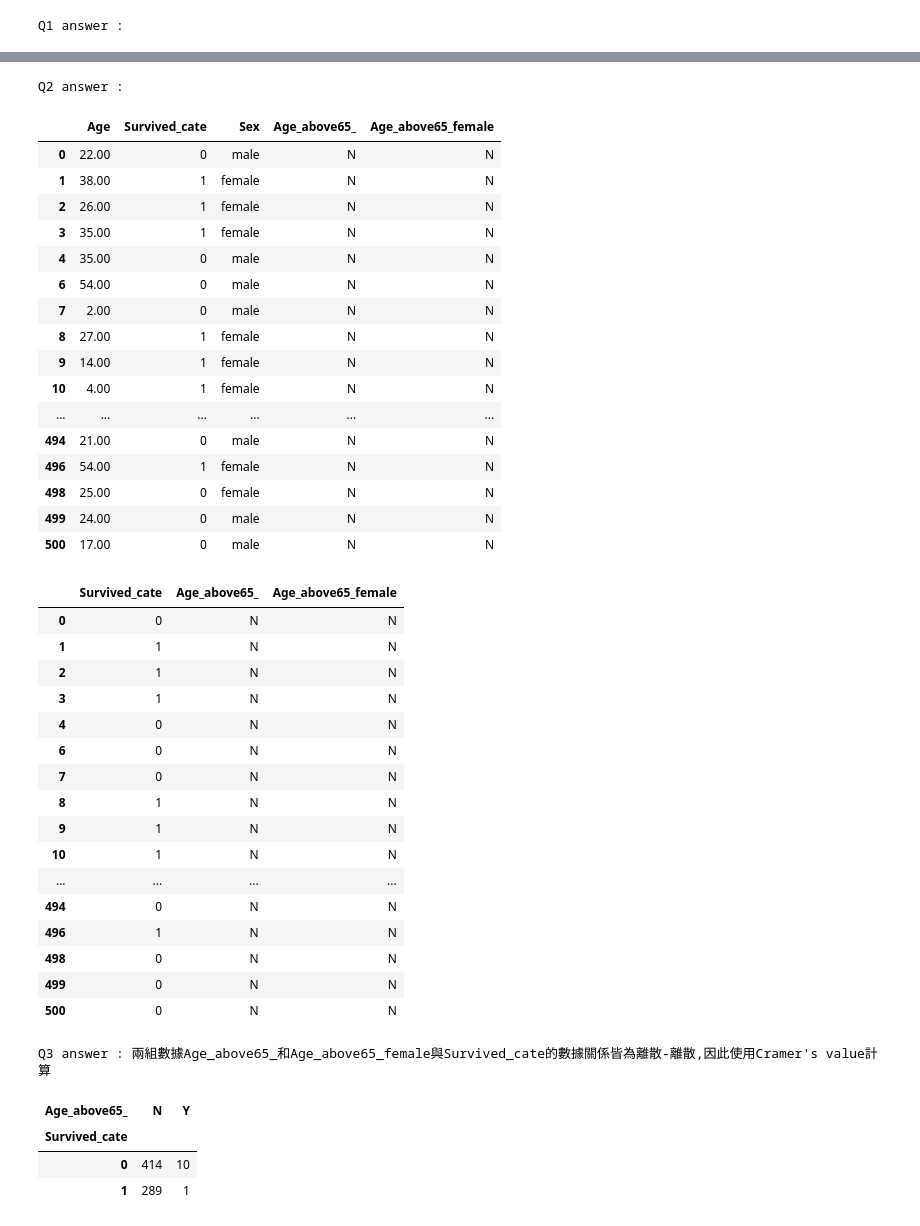
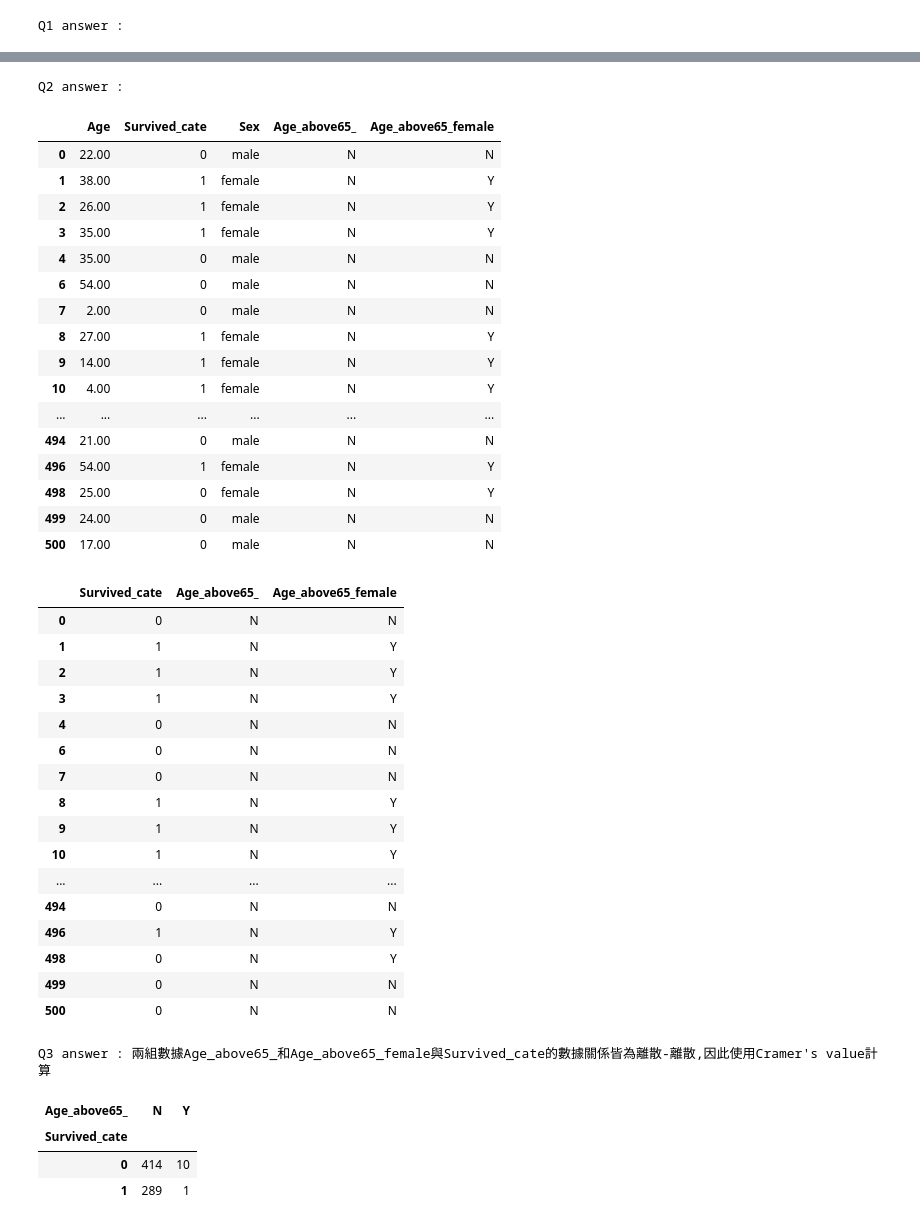
Before and after one commit to anyu-chen/ML100Days, a Jupyter notebook: homework/D39 探索性資料分析(EDA)_從資料中生成特徵.ipynb, the cells around one changed output, grey strips where cells are left out. Saved outputs shown, nothing was run; the diff lists cells and outputs as text; code cells hidden in the pictures.

```diff
--- a/homework/D39 探索性資料分析(EDA)_從資料中生成特徵.ipynb
+++ b/homework/D39 探索性資料分析(EDA)_從資料中生成特徵.ipynb
@@ -42,7 +42,7 @@ print("\nQ1 answer : ")
 display(complete_data[['Age','Survived_cate','Sex','Age_above65_']])
 #Q2: 添加女性和男性，產生一個新的變數(Age_above65_female)，女性或Age>=65為'Y'，其餘為'N'。
 def age_map_female(y):
-    if((y.Age>=65) & (y.Sex =='female')):
+    if((y.Age>=65) | (y.Sex =='female')):
         return('Y')
     else:
         return('N')
@@ -114,7 +114,7 @@ def judgment_CramerV(df,V):
     return(qual)
 print("Age_above65 相關性為 ", judgment_CramerV(df1,res1.loc[2,'results']))
 print("Age_above65_female 相關性為 ", judgment_CramerV(df2,res2.loc[2,'results']))
-print("\n'Age_above65_'與'Survived_cate'相關性略高於'Age_above65_female' ")
+print("\n'Age_above65_female'與'Survived_cate'相關性高於'Age_above65' ")
 # %% [output]
 <class 'pandas.core.frame.DataFrame'>
 RangeIndex: 891 entries, 0 to 890
@@ -144,63 +144,63 @@ None
 | 8 | 27.00 | 1 | female |
 | 9 | 14.00 | 1 | female |
 | 10 | 4.00 | 1 | female |
 | ... | ... | ... | ... |
 | 494 | 21.00 | 0 | male |
 | 496 | 54.00 | 1 | female |
 | 498 | 25.00 | 0 | female |
 | 499 | 24.00 | 0 | male |
 | 500 | 17.00 | 0 | male |
 Q1 answer :
 |  | Age | Survived_cate | Sex | Age_above65_ |
 | 0 | 22.00 | 0 | male | N |
 | 1 | 38.00 | 1 | female | N |
 | 2 | 26.00 | 1 | female | N |
 | 3 | 35.00 | 1 | female | N |
 | 4 | 35.00 | 0 | male | N |
 | 6 | 54.00 | 0 | male | N |
 | 7 | 2.00 | 0 | male | N |
 | 8 | 27.00 | 1 | female | N |
 | 9 | 14.00 | 1 | female | N |
 | 10 | 4.00 | 1 | female | N |
 | ... | ... | ... | ... | ... |
 | 494 | 21.00 | 0 | male | N |
 | 496 | 54.00 | 1 | female | N |
 | 498 | 25.00 | 0 | female | N |
 | 499 | 24.00 | 0 | male | N |
 | 500 | 17.00 | 0 | male | N |
 Q2 answer :
 |  | Age | Survived_cate | Sex | Age_above65_ | Age_above65_female |
 | 0 | 22.00 | 0 | male | N | N |
-| 1 | 38.00 | 1 | female | N | N |
-| 2 | 26.00 | 1 | female | N | N |
-| 3 | 35.00 | 1 | female | N | N |
+| 1 | 38.00 | 1 | female | N | Y |
+| 2 | 26.00 | 1 | female | N | Y |
+| 3 | 35.00 | 1 | female | N | Y |
 | 4 | 35.00 | 0 | male | N | N |
 | 6 | 54.00 | 0 | male | N | N |
 | 7 | 2.00 | 0 | male | N | N |
-| 8 | 27.00 | 1 | female | N | N |
-| 9 | 14.00 | 1 | female | N | N |
-| 10 | 4.00 | 1 | female | N | N |
+| 8 | 27.00 | 1 | female | N | Y |
+| 9 | 14.00 | 1 | female | N | Y |
+| 10 | 4.00 | 1 | female | N | Y |
 | ... | ... | ... | ... | ... | ... |
 | 494 | 21.00 | 0 | male | N | N |
-| 496 | 54.00 | 1 | female | N | N |
-| 498 | 25.00 | 0 | female | N | N |
+| 496 | 54.00 | 1 | female | N | Y |
+| 498 | 25.00 | 0 | female | N | Y |
 | 499 | 24.00 | 0 | male | N | N |
 | 500 | 17.00 | 0 | male | N | N |
 |  | Survived_cate | Age_above65_ | Age_above65_female |
 | 0 | 0 | N | N |
-| 1 | 1 | N | N |
-| 2 | 1 | N | N |
-| 3 | 1 | N | N |
+| 1 | 1 | N | Y |
+| 2 | 1 | N | Y |
+| 3 | 1 | N | Y |
 | 4 | 0 | N | N |
 | 6 | 0 | N | N |
 | 7 | 0 | N | N |
-| 8 | 1 | N | N |
-| 9 | 1 | N | N |
-| 10 | 1 | N | N |
+| 8 | 1 | N | Y |
+| 9 | 1 | N | Y |
+| 10 | 1 | N | Y |
 | ... | ... | ... | ... |
 | 494 | 0 | N | N |
-| 496 | 1 | N | N |
-| 498 | 0 | N | N |
+| 496 | 1 | N | Y |
+| 498 | 0 | N | Y |
 | 499 | 0 | N | N |
 | 500 | 0 | N | N |
 Q3 answer : 兩組數據Age_above65_和Age_above65_female與Survived_cate的數據關係皆為離散-離散,因此使用Cramer's value計算
```
Also changed, not shown: parts of 1 cell of this notebook.
